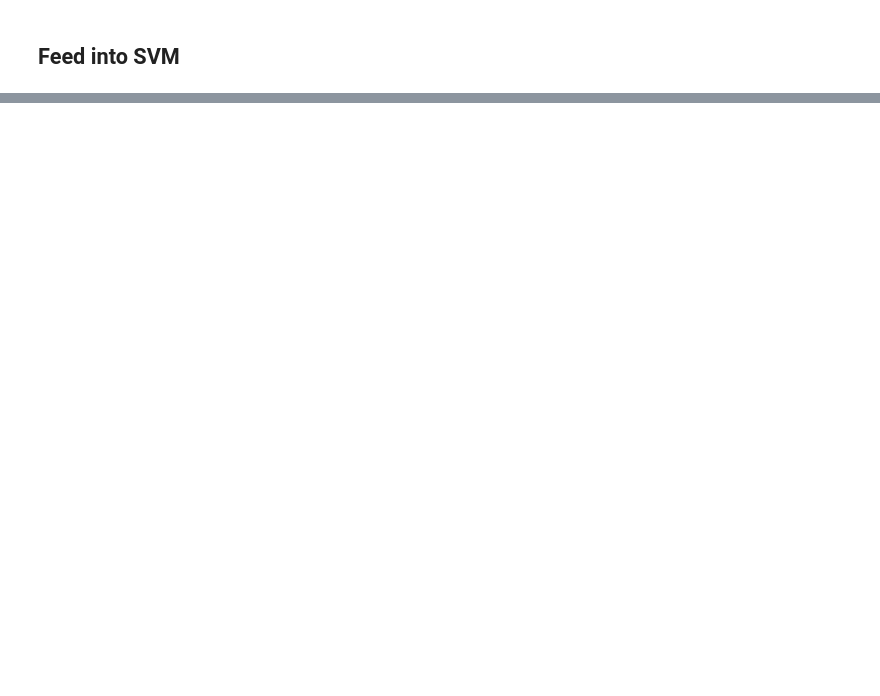
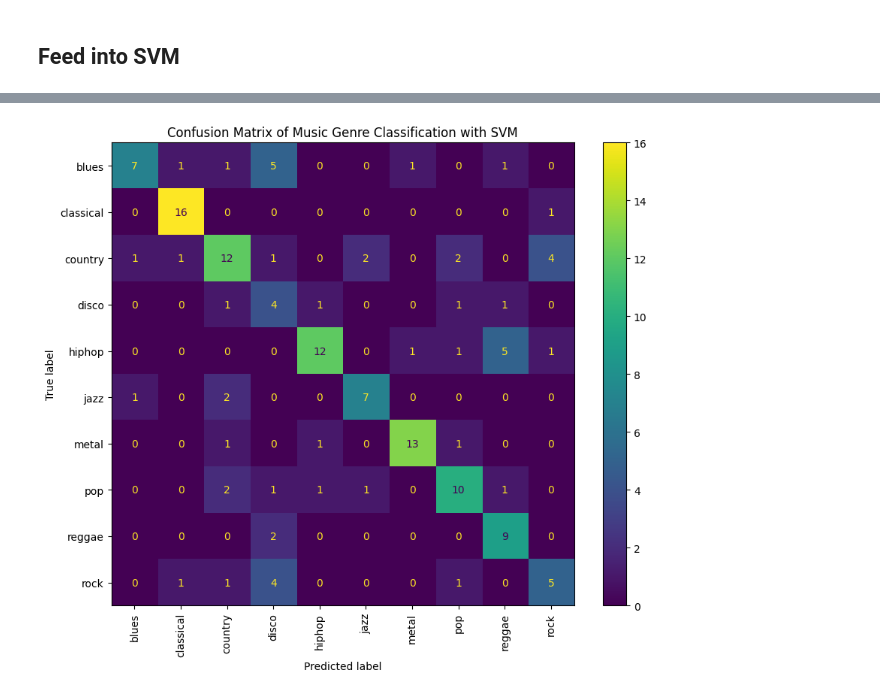
Before and after one commit to alexdelargy/DS340WProject, a Jupyter notebook: music-genre-classification.ipynb, the cells around one changed output, grey strips where cells are left out. Saved outputs shown, nothing was run; the diff lists cells and outputs as text; code cells hidden in the pictures; blank space fills up the shorter version.

Commit message:
Added visualizations

```diff
--- a/music-genre-classification.ipynb
+++ b/music-genre-classification.ipynb
@@ -365,0 +380,36 @@ accuracy_score([np.argmax(i) for i in test_labels], test_pred)
+# %%
+import numpy as np
+from sklearn.metrics import confusion_matrix, ConfusionMatrixDisplay
+
+# Example setup: 10 music genres
+genres = ['blues',
+
+'classical',
+
+'country',
+
+'disco',
+
+'hiphop',
+
+'jazz',
+
+'metal',
+
+'pop',
+
+'reggae',
+
+'rock',
+]
+
+conf_matrix_svm = confusion_matrix([np.argmax(i) for i in test_labels], test_pred)
+
+# Plot confusion matrix
+fig, ax = plt.subplots(figsize=(10, 8))
+disp = ConfusionMatrixDisplay(confusion_matrix=conf_matrix_svm, display_labels=genres)
+disp.plot(ax=ax, cmap='viridis', xticks_rotation='vertical', colorbar=True)
+plt.title("Confusion Matrix of Music Genre Classification with SVM")
+plt.show()
+# %% [output]
+[figure, added]
```
Also changed, not shown: parts of 19 cells of this notebook.
